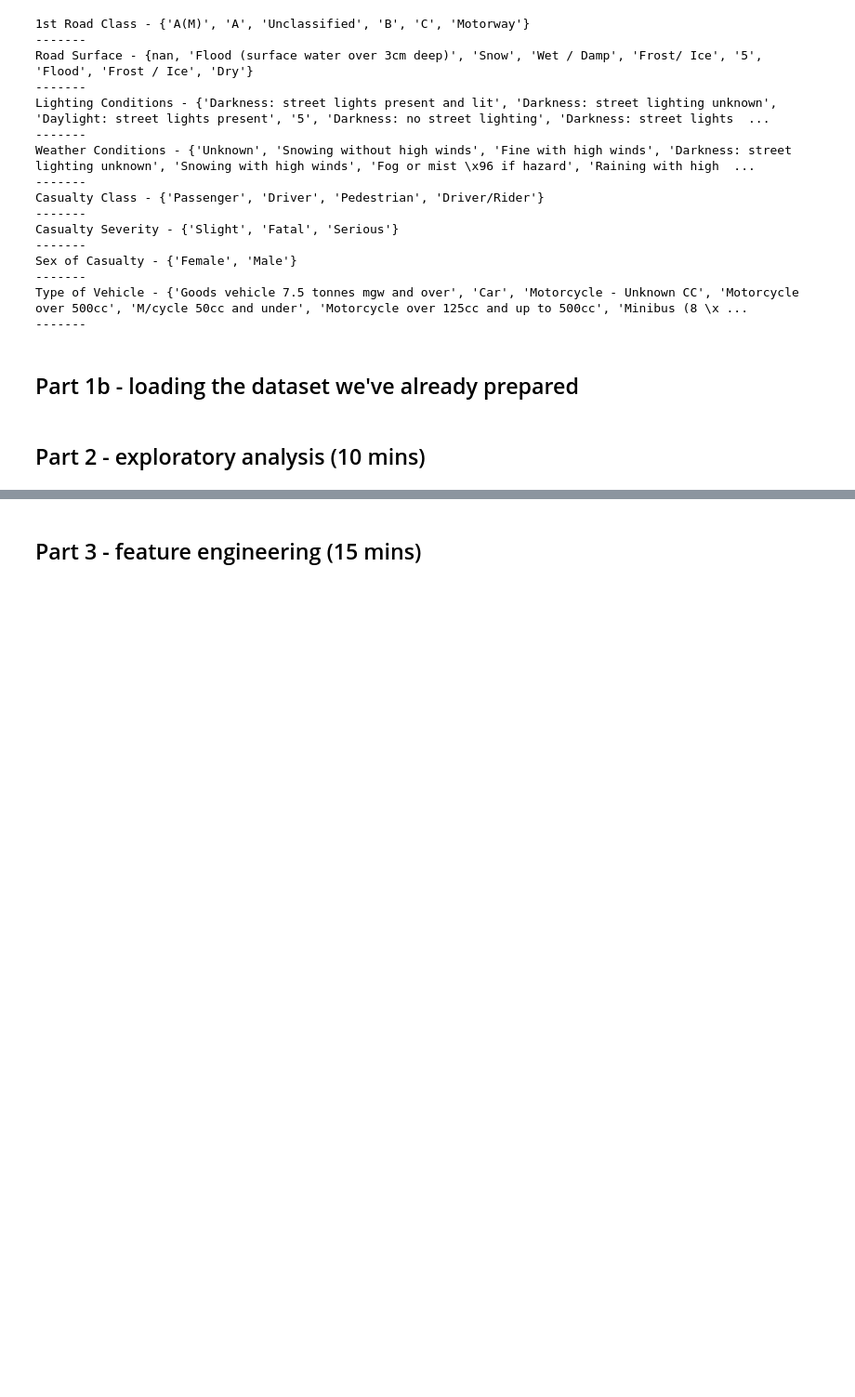
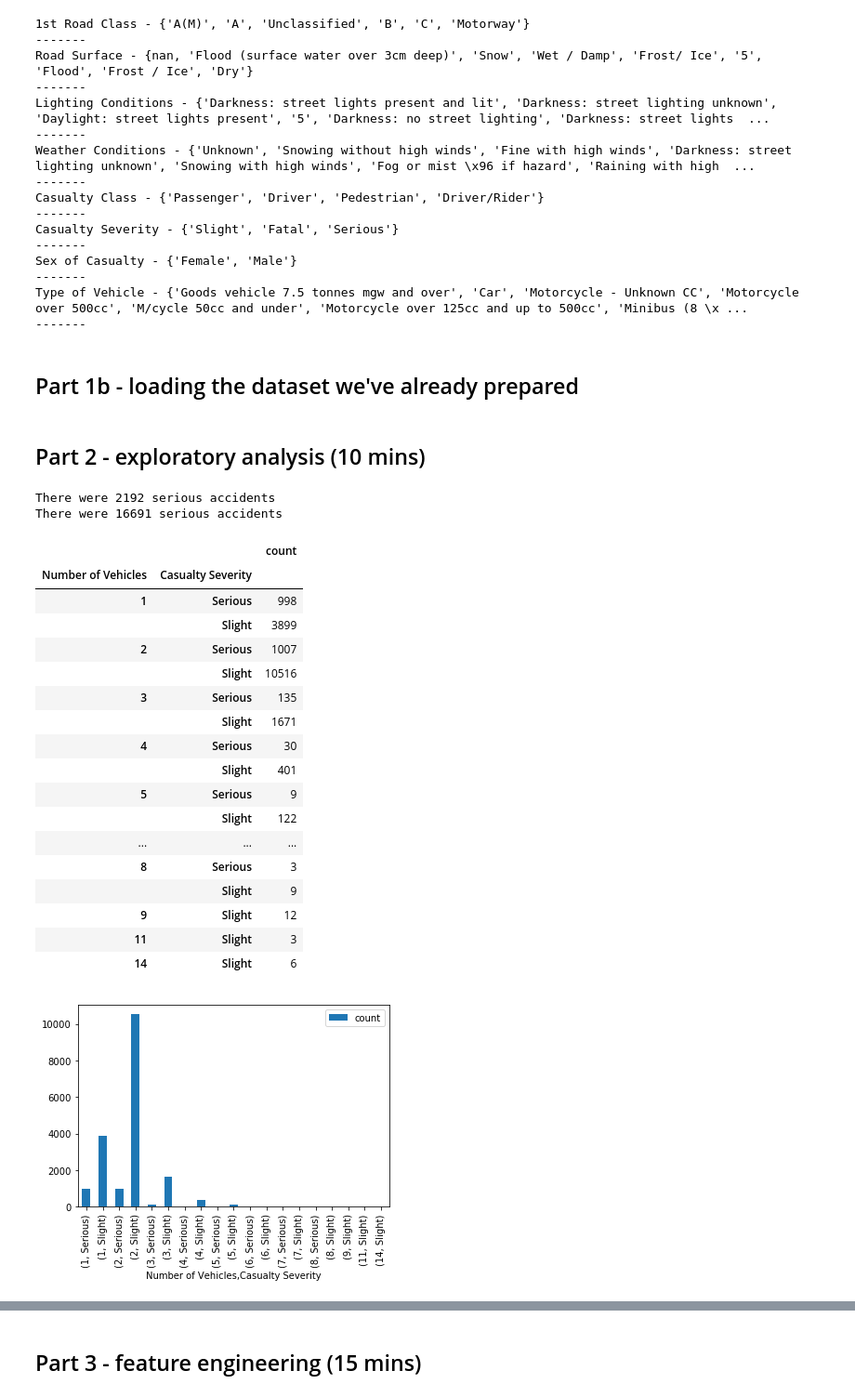
Before and after one commit to INRIX-rebecca-davey/python-ml-workshop, a Jupyter notebook: code/complete_notebook.ipynb, the cells around one changed output, grey strips where cells are left out. Shown at 93% size. Cells and saved outputs as stored; diff of their text form; code cells hidden in the pictures; blank space fills up the shorter version.

```diff
--- a/code/complete_notebook.ipynb
+++ b/code/complete_notebook.ipynb
@@ -73,2 +73,12 @@ df = pd.read_csv("../data/cleaned-with-latlng.csv", encoding='latin1')
+# %%
+# have a look at distribution of slight/serious end cases
+
+numSerious = len(df[df['Casualty Severity'] == 'Serious'])
+print("There were {} serious accidents".format(numSerious))
+numSerious = len(df[df['Casualty Severity'] == 'Slight'])
+print("There were {} serious accidents".format(numSerious))
+# %% [output]
+There were 2192 serious accidents
+There were 16691 serious accidents
 # %%
 # want to get a feel for distributions of other features and possible relationships
@@ -76,0 +85,25 @@ df = pd.read_csv("../data/cleaned-with-latlng.csv", encoding='latin1')
+# %%
+colName = 'Number of Vehicles'
+results = df.groupby([colName, 'Casualty Severity'])[colName].agg(['count'])
+results.plot.bar()
+results
+# %% [output]
+|  |  | count |
+| Number of Vehicles | Casualty Severity |  |
+| 1 | Serious | 998 |
+|  | Slight | 3899 |
+| 2 | Serious | 1007 |
+|  | Slight | 10516 |
+| 3 | Serious | 135 |
+|  | Slight | 1671 |
+| 4 | Serious | 30 |
+|  | Slight | 401 |
+| 5 | Serious | 9 |
+|  | Slight | 122 |
+| ... | ... | ... |
+| 8 | Serious | 3 |
+|  | Slight | 9 |
+| 9 | Slight | 12 |
+| 11 | Slight | 3 |
+| 14 | Slight | 6 |
+[figure, added]
```
Also changed, not shown: parts of 11 cells of this notebook.
